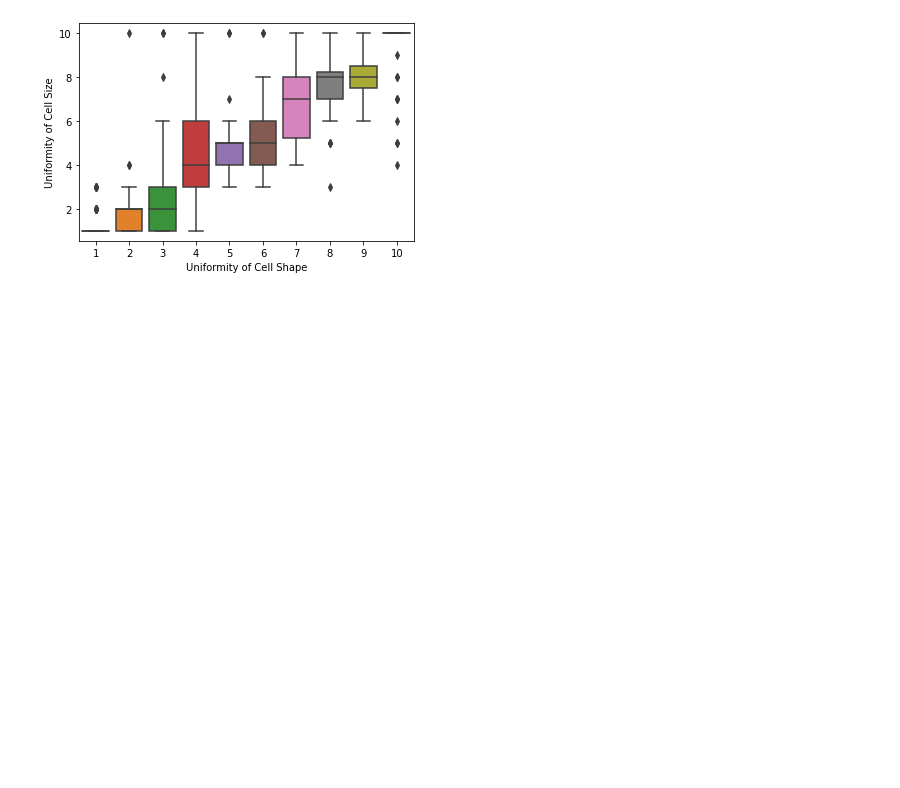
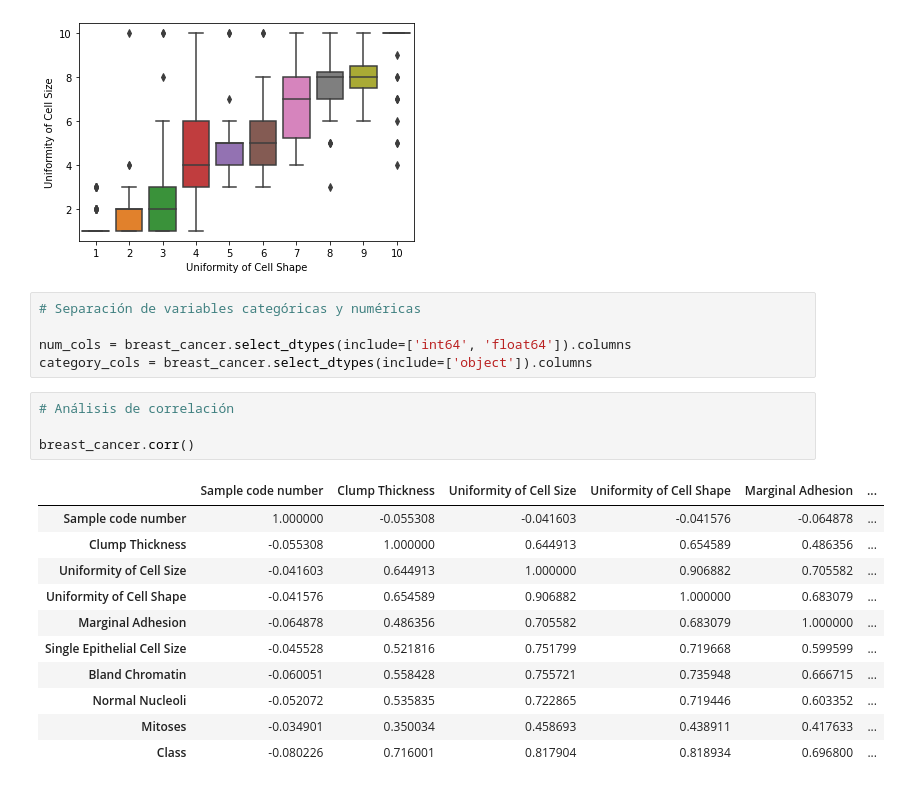
Before and after one commit to aleg001/HT2-MD, a Jupyter notebook: HT2.ipynb, the cells around one changed output. Drawn from its saved outputs; the diff is of its cells as text; blank space fills up the shorter version.

```diff
--- a/HT2.ipynb
+++ b/HT2.ipynb
@@ -182,3 +186,24 @@ sns.boxplot(x='Uniformity of Cell Shape', y='Uniformity of Cell Size', data=brea
 # %% [output]
 <AxesSubplot:xlabel='Uniformity of Cell Shape', ylabel='Uniformity of Cell Size'>
 [figure]
+# %%
+# Separación de variables categóricas y numéricas
+
+num_cols = breast_cancer.select_dtypes(include=['int64', 'float64']).columns
+category_cols = breast_cancer.select_dtypes(include=['object']).columns
+# %%
+# Análisis de correlación
+
+breast_cancer.corr()
+# %% [output]
+|  | Sample code number | Clump Thickness | Uniformity of Cell Size | Uniformity of Cell Shape | Marginal Adhesion | ... |
+| Sample code number | 1.000000 | -0.055308 | -0.041603 | -0.041576 | -0.064878 | ... |
+| Clump Thickness | -0.055308 | 1.000000 | 0.644913 | 0.654589 | 0.486356 | ... |
+| Uniformity of Cell Size | -0.041603 | 0.644913 | 1.000000 | 0.906882 | 0.705582 | ... |
+| Uniformity of Cell Shape | -0.041576 | 0.654589 | 0.906882 | 1.000000 | 0.683079 | ... |
+| Marginal Adhesion | -0.064878 | 0.486356 | 0.705582 | 0.683079 | 1.000000 | ... |
+| Single Epithelial Cell Size | -0.045528 | 0.521816 | 0.751799 | 0.719668 | 0.599599 | ... |
+| Bland Chromatin | -0.060051 | 0.558428 | 0.755721 | 0.735948 | 0.666715 | ... |
+| Normal Nucleoli | -0.052072 | 0.535835 | 0.722865 | 0.719446 | 0.603352 | ... |
+| Mitoses | -0.034901 | 0.350034 | 0.458693 | 0.438911 | 0.417633 | ... |
+| Class | -0.080226 | 0.716001 | 0.817904 | 0.818934 | 0.696800 | ... |
```
Also changed, not shown: parts of 2 cells of this notebook.
